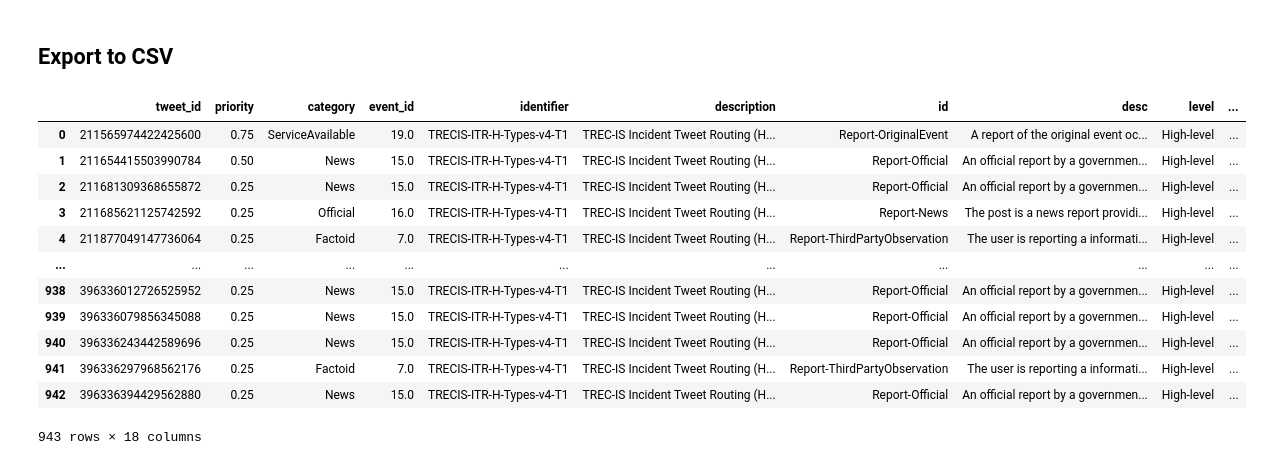
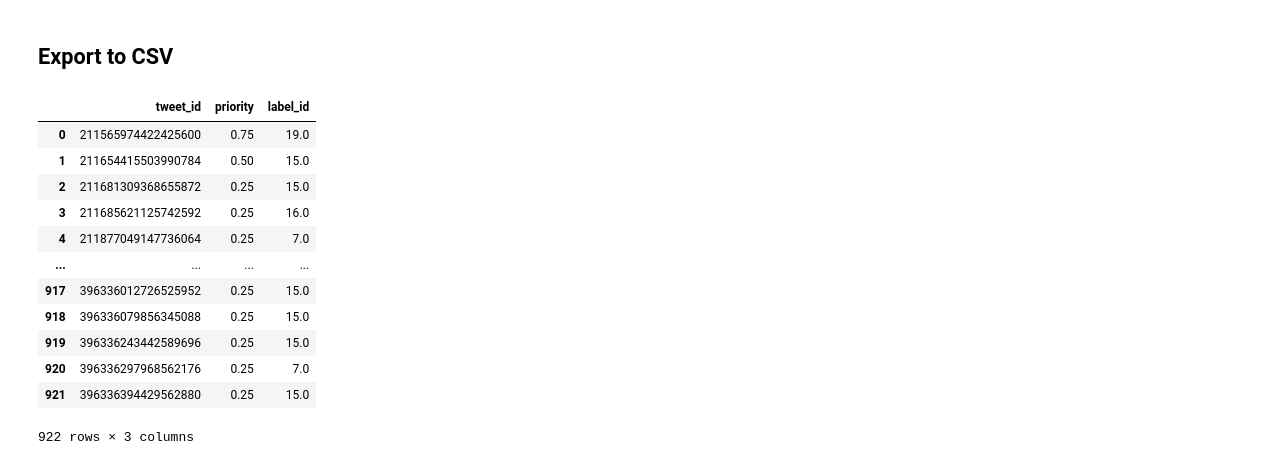
Before and after one commit to glasgowm148/Calamity, a Jupyter notebook: src/python/notebooks/1_b_Load_training_data.ipynb, the cells around one changed output. Cells and saved outputs as stored; diff of their text form; code cells hidden in the pictures.

```diff
--- a/src/python/notebooks/1_b_Load_training_data.ipynb
+++ b/src/python/notebooks/1_b_Load_training_data.ipynb
@@ -303,5 +331,5 @@ tweet_to_category_id_priority_df
 # %%
-df = tweet_to_category_id_priority_df.join(df_split, on="event_id")
+df = tweet_to_category_id_priority_df.join(df_split, on="label_id")
 # %%
 print("Labels:", sum([len(v) for v in tweet_category_map.values()]))
 # %% [output]
@@ -324,0 +365,6 @@ merged_df.shape
+# %%
+df = merged_df
+df.sort_values(by=['label_id'])
+
+
+df.loc[df['label_id'] == 6.0]
@@ -324,0 +389,11 @@ merged_df.shape
+# %%
+df = df.drop(['postPriority',
+              'eventName','eventType','eventDescription','eventID',
+              'identifier',
+              'description','category',
+              'id','desc','postID','postCategories',
+              'level',
+              'exampleLowLevelTypes',
+              'intentType'],axis =1)
+
+df
@@ -325,22 +414,31 @@ merged_df.shape
+# %%
+
+def clean_dataset(df):
+    assert isinstance(df, pd.DataFrame), "df needs to be a pd.DataFrame"
+    df.dropna(inplace=True)
+    indices_to_keep = ~df.isin([np.nan, np.inf, -np.inf]).any(1)
+    df.astype(int)
+    return df[indices_to_keep].astype(np.float64)
 # %% [markdown]
 ## Export to CSV
 # %%
+clean_dataset(df)
 # Export to CSV
-merged_df.to_csv("train.csv", index=False)
-
+#merged_df.to_csv("train.csv", index=False)
+df.to_csv("train.csv", index=False)
 df = pd.read_csv("train.csv")
 df
 # %% [output]
-|  | tweet_id | priority | category | event_id | identifier | description | id | desc | level | ... |
-| 0 | 211565974422425600 | 0.75 | ServiceAvailable | 19.0 | TRECIS-ITR-H-Types-v4-T1 | TREC-IS Incident Tweet Routing (H... | Report-OriginalEvent | A report of the original event oc... | High-level | ... |
-| 1 | 211654415503990784 | 0.50 | News | 15.0 | TRECIS-ITR-H-Types-v4-T1 | TREC-IS Incident Tweet Routing (H... | Report-Official | An official report by a governmen... | High-level | ... |
-| 2 | 211681309368655872 | 0.25 | News | 15.0 | TRECIS-ITR-H-Types-v4-T1 | TREC-IS Incident Tweet Routing (H... | Report-Official | An official report by a governmen... | High-level | ... |
-| 3 | 211685621125742592 | 0.25 | Official | 16.0 | TRECIS-ITR-H-Types-v4-T1 | TREC-IS Incident Tweet Routing (H... | Report-News | The post is a news report providi... | High-level | ... |
-| 4 | 211877049147736064 | 0.25 | Factoid | 7.0 | TRECIS-ITR-H-Types-v4-T1 | TREC-IS Incident Tweet Routing (H... | Report-ThirdPartyObservation | The user is reporting a informati... | High-level | ... |
-| ... | ... | ... | ... | ... | ... | ... | ... | ... | ... | ... |
-| 938 | 396336012726525952 | 0.25 | News | 15.0 | TRECIS-ITR-H-Types-v4-T1 | TREC-IS Incident Tweet Routing (H... | Report-Official | An official report by a governmen... | High-level | ... |
-| 939 | 396336079856345088 | 0.25 | News | 15.0 | TRECIS-ITR-H-Types-v4-T1 | TREC-IS Incident Tweet Routing (H... | Report-Official | An official report by a governmen... | High-level | ... |
-| 940 | 396336243442589696 | 0.25 | News | 15.0 | TRECIS-ITR-H-Types-v4-T1 | TREC-IS Incident Tweet Routing (H... | Report-Official | An official report by a governmen... | High-level | ... |
-| 941 | 396336297968562176 | 0.25 | Factoid | 7.0 | TRECIS-ITR-H-Types-v4-T1 | TREC-IS Incident Tweet Routing (H... | Report-ThirdPartyObservation | The user is reporting a informati... | High-level | ... |
-| 942 | 396336394429562880 | 0.25 | News | 15.0 | TRECIS-ITR-H-Types-v4-T1 | TREC-IS Incident Tweet Routing (H... | Report-Official | An official report by a governmen... | High-level | ... |
+|  | tweet_id | priority | label_id |
+| 0 | 211565974422425600 | 0.75 | 19.0 |
+| 1 | 211654415503990784 | 0.50 | 15.0 |
+| 2 | 211681309368655872 | 0.25 | 15.0 |
+| 3 | 211685621125742592 | 0.25 | 16.0 |
+| 4 | 211877049147736064 | 0.25 | 7.0 |
+| ... | ... | ... | ... |
+| 917 | 396336012726525952 | 0.25 | 15.0 |
+| 918 | 396336079856345088 | 0.25 | 15.0 |
+| 919 | 396336243442589696 | 0.25 | 15.0 |
+| 920 | 396336297968562176 | 0.25 | 7.0 |
+| 921 | 396336394429562880 | 0.25 | 15.0 |
-943 rows × 18 columns
+922 rows × 3 columns
```
Also changed, not shown: parts of 5 cells of this notebook, 25 other files.
